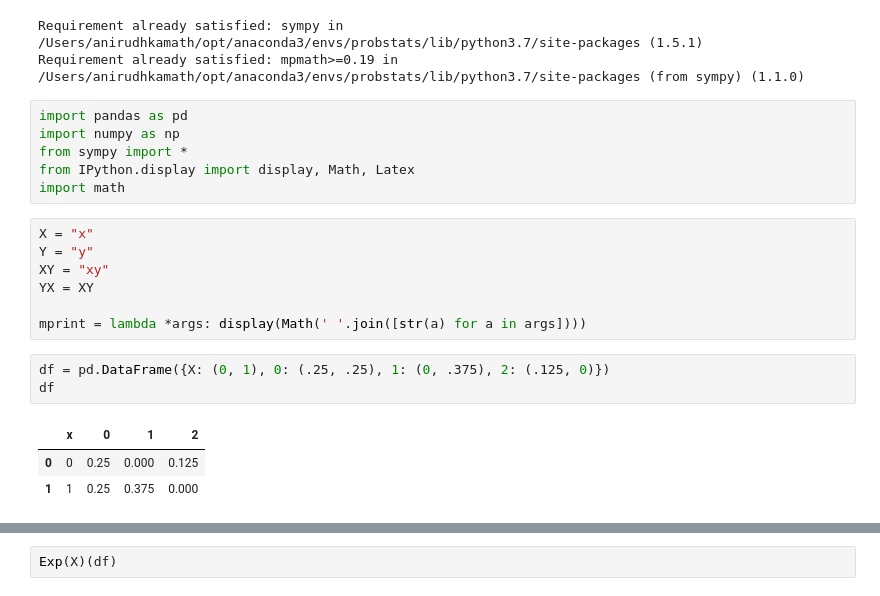
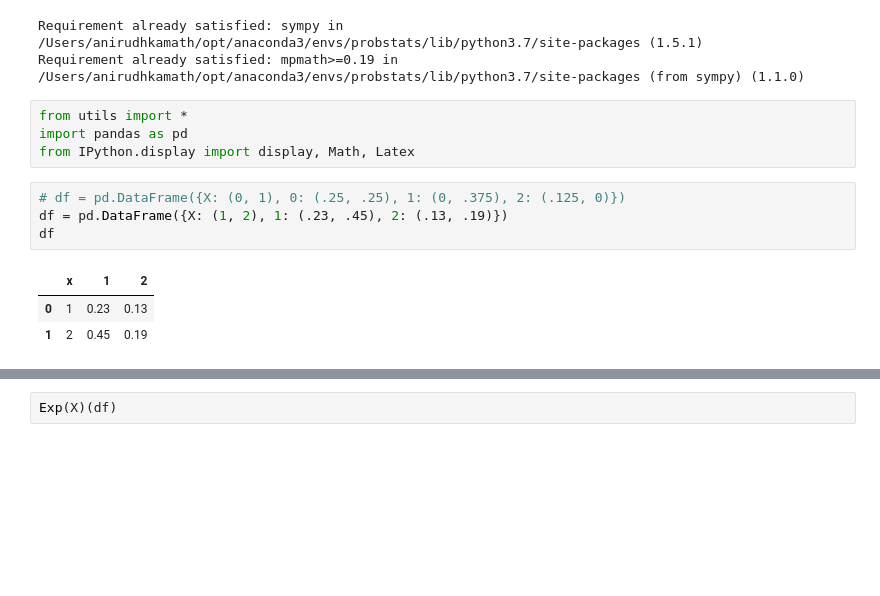
Before and after one commit to andykamath/statwork, a Jupyter notebook: stats.ipynb, the cells around one changed output, grey strips where cells are left out. Cells and saved outputs as stored; diff of their text form; blank space fills up the shorter version.

```diff
--- a/stats.ipynb
+++ b/stats.ipynb
@@ -4,22 +4,14 @@
 Requirement already satisfied: sympy in /Users/anirudhkamath/opt/anaconda3/envs/probstats/lib/python3.7/site-packages (1.5.1)
 Requirement already satisfied: mpmath>=0.19 in /Users/anirudhkamath/opt/anaconda3/envs/probstats/lib/python3.7/site-packages (from sympy) (1.1.0)
 # %%
+from utils import *
 import pandas as pd
-import numpy as np
-from sympy import *
 from IPython.display import display, Math, Latex
-import math
-# %%
-X = "x"
-Y = "y"
-XY = "xy"
-YX = XY
-
-mprint = lambda *args: display(Math(' '.join([str(a) for a in args])))
 # %%
-df = pd.DataFrame({X: (0, 1), 0: (.25, .25), 1: (0, .375), 2: (.125, 0)})
+# df = pd.DataFrame({X: (0, 1), 0: (.25, .25), 1: (0, .375), 2: (.125, 0)})
+df = pd.DataFrame({X: (1, 2), 1: (.23, .45), 2: (.13, .19)})
 df
 # %% [output]
-|  | x | 0 | 1 | 2 |
-| 0 | 0 | 0.25 | 0.000 | 0.125 |
-| 1 | 1 | 0.25 | 0.375 | 0.000 |
+|  | x | 1 | 2 |
+| 0 | 1 | 0.23 | 0.13 |
+| 1 | 2 | 0.45 | 0.19 |
```
Also changed, not shown: parts of 14 cells of this notebook, 1 other file.
